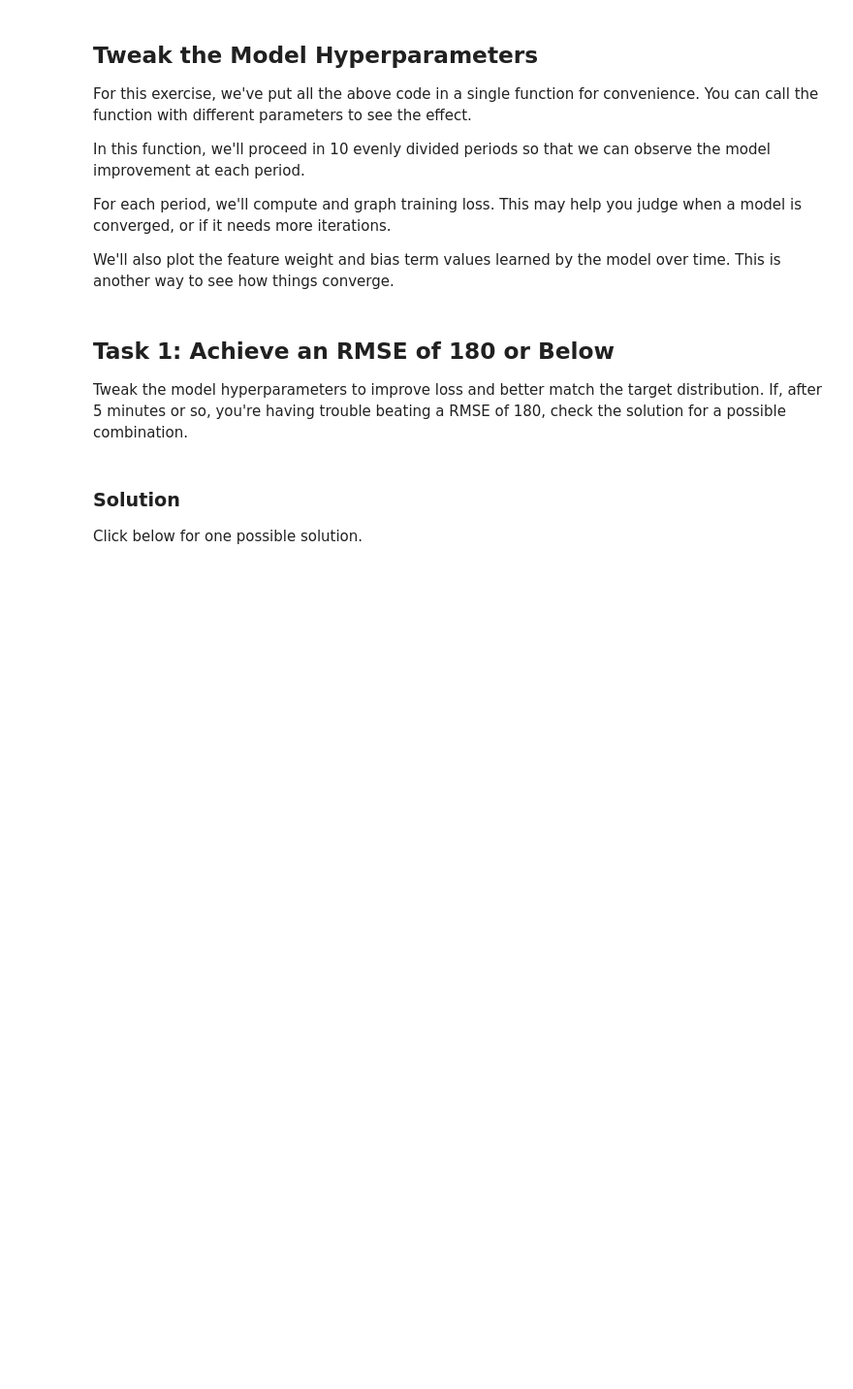
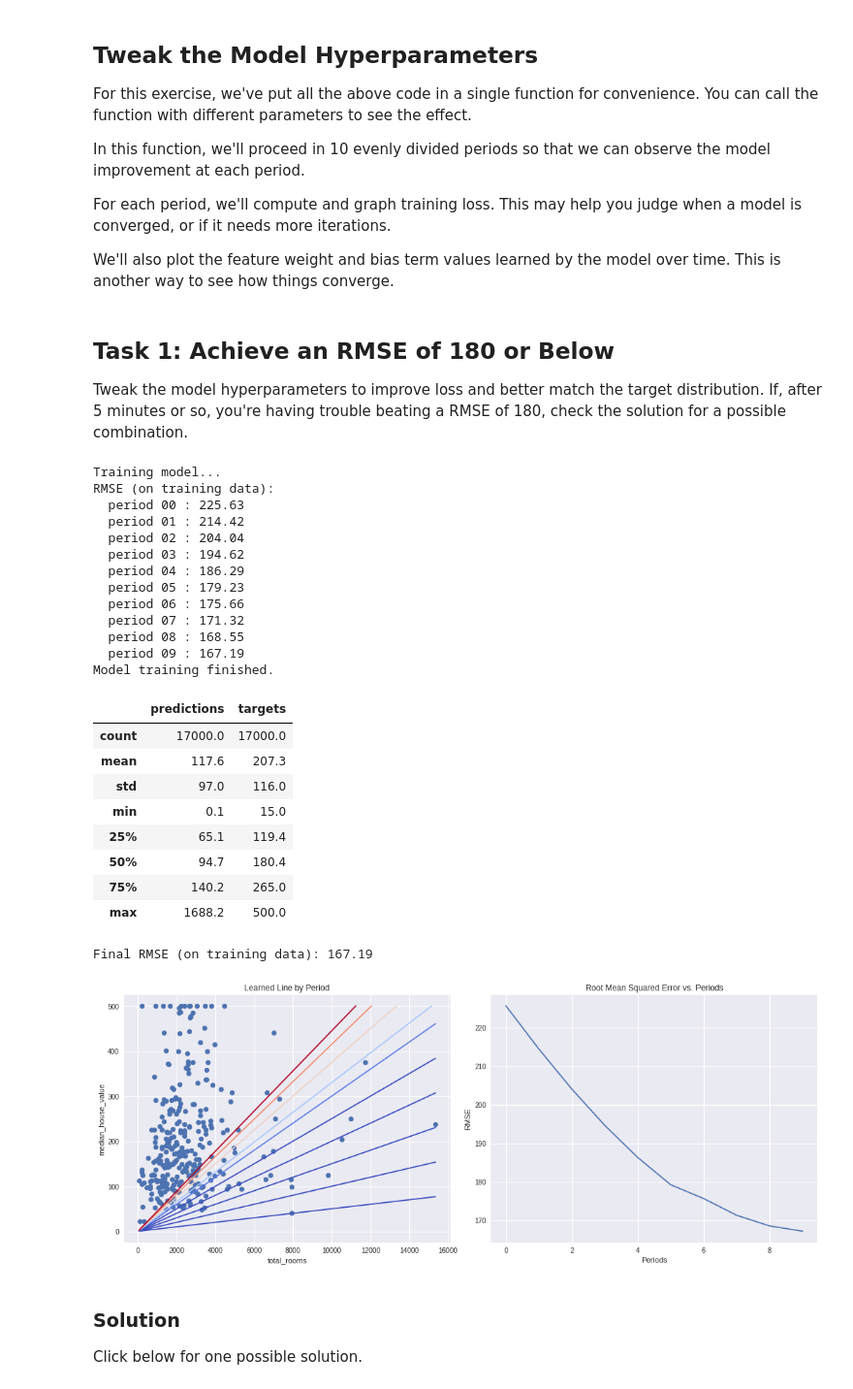
Before and after one commit to arnabid/mlnotebooks, a Jupyter notebook: first_steps_with_tensor_flow.ipynb, the cells around one changed output. Shown at 97% size. Cells and saved outputs as stored; diff of their text form; code cells hidden in the pictures; blank space fills up the shorter version.

```diff
--- a/first_steps_with_tensor_flow.ipynb
+++ b/first_steps_with_tensor_flow.ipynb
@@ -416,10 +440,35 @@ Tweak the model hyperparameters to improve loss and better match the target dist
 If, after 5 minutes or so, you're having trouble beating a RMSE of 180, check the solution for a possible combination.
 # %%
 train_model(
-    learning_rate=0.00001,
-    steps=100,
-    batch_size=1
+    learning_rate=0.00005,
+    steps=200,
+    batch_size=10
 )
+# %% [output]
+Training model...
+RMSE (on training data):
+  period 00 : 225.63
+  period 01 : 214.42
+  period 02 : 204.04
+  period 03 : 194.62
+  period 04 : 186.29
+  period 05 : 179.23
+  period 06 : 175.66
+  period 07 : 171.32
+  period 08 : 168.55
+  period 09 : 167.19
+Model training finished.
+|  | predictions | targets |
+| count | 17000.0 | 17000.0 |
+| mean | 117.6 | 207.3 |
+| std | 97.0 | 116.0 |
+| min | 0.1 | 15.0 |
+| 25% | 65.1 | 119.4 |
+| 50% | 94.7 | 180.4 |
+| 75% | 140.2 | 265.0 |
+| max | 1688.2 | 500.0 |
+Final RMSE (on training data): 167.19
+[figure, added]
 # %% [markdown]
 ### Solution
 
```
Also changed, not shown: parts of 5 cells of this notebook.
